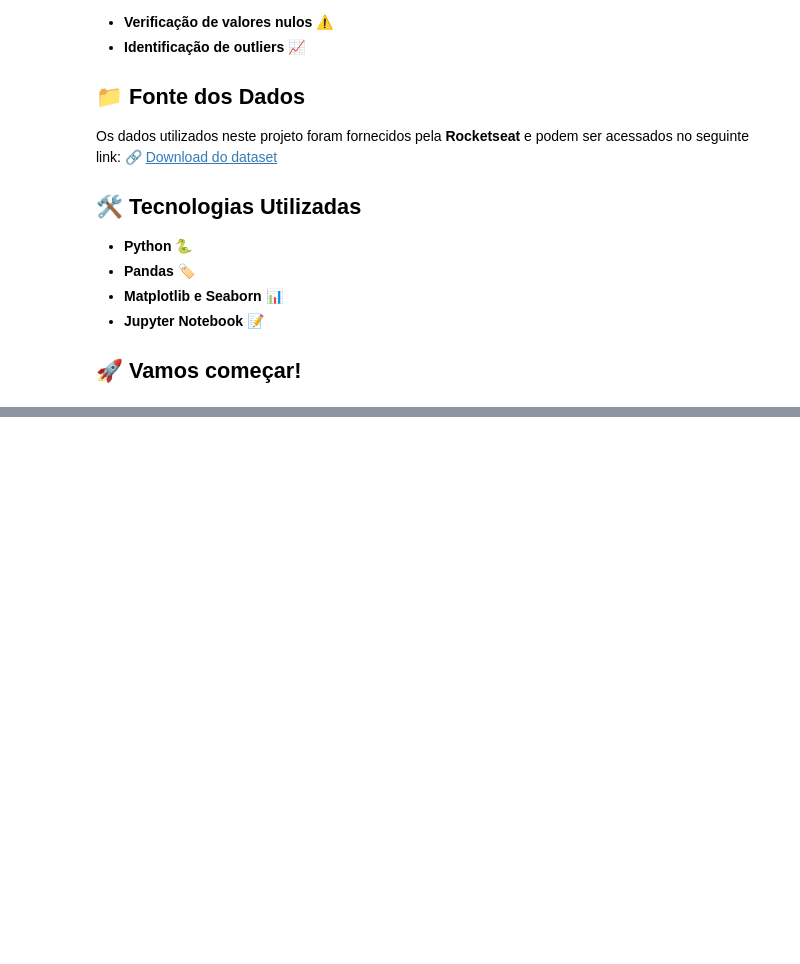
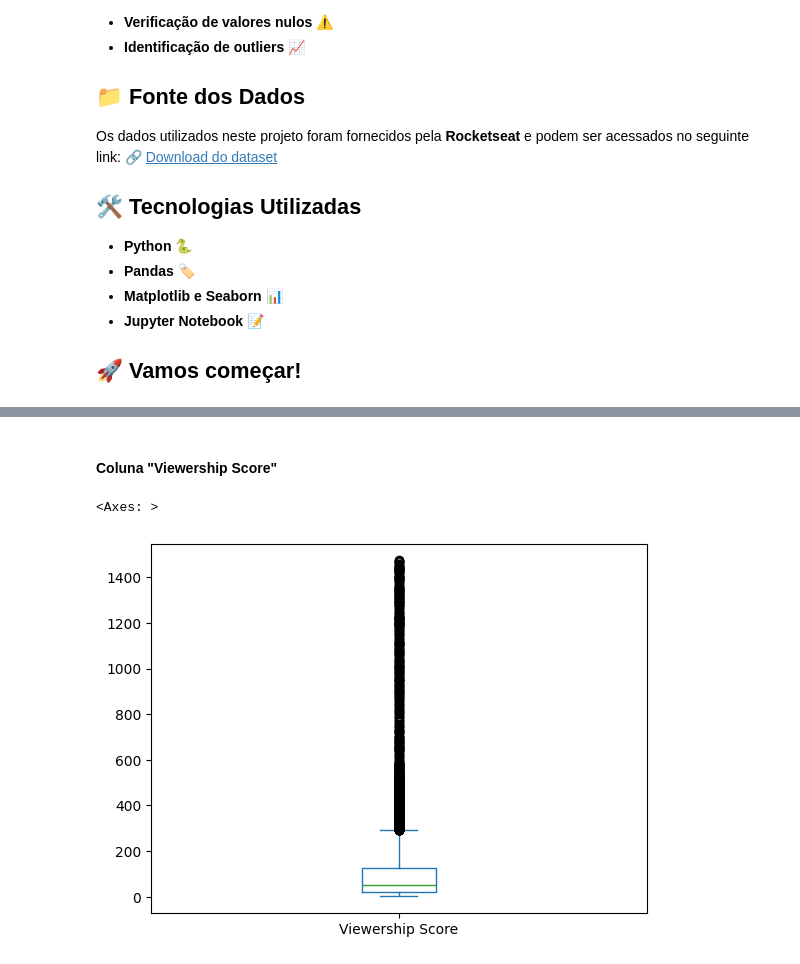
Before and after one commit to matheusvazdata/ia-desafio-aed, a Jupyter notebook: notebooks/aed_netflix.ipynb, the cells around one changed output, grey strips where cells are left out. Drawn from its saved outputs; the diff is of its cells as text; code cells hidden in the pictures; blank space fills up the shorter version.

Commit message:
Finalização da resolução do desafio de Análise Exploratória de Dados

```diff
--- a/notebooks/aed_netflix.ipynb
+++ b/notebooks/aed_netflix.ipynb
@@ -30,0 +31,3 @@ import pandas as pd
+# %%
+# Carregamento dos dados
+df = pd.read_csv('..\data\daily_top_10_netflix .csv')
@@ -30,0 +68,3 @@ import pandas as pd
+# %%
+# Conversão da coluna "Netflix Release Date" para o tipo datetime
+df['As of'] = pd.to_datetime(df['As of'])
@@ -30,0 +137,3 @@ import pandas as pd
+# %%
+# Transformação do "-" em NaN na coluna "Last Week Rank"
+df['Last Week Rank'] = df['Last Week Rank'].replace('-', pd.NA)
@@ -30,0 +170,8 @@ import pandas as pd
+# %% [markdown]
+#### Coluna "Viewership Score"
+# %%
+# Identificação de outliers da coluna "Viewership Score"
+df['Viewership Score'].plot(kind='box')
+# %% [output]
+<Axes: >
+[figure, added]
```
Also changed, not shown: parts of 37 cells of this notebook, 3 other files.
